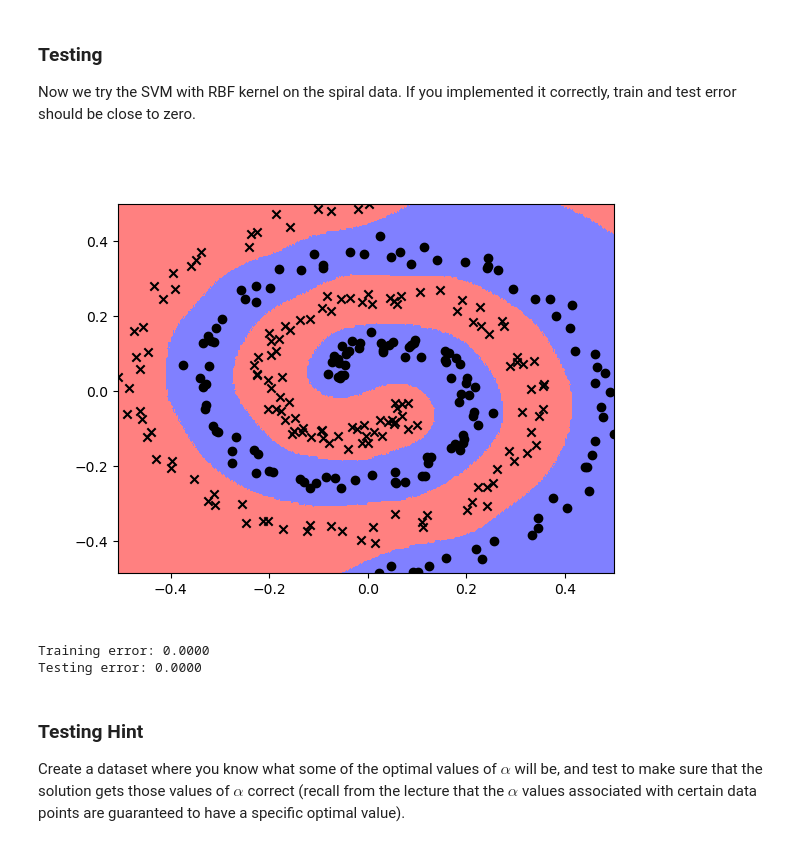
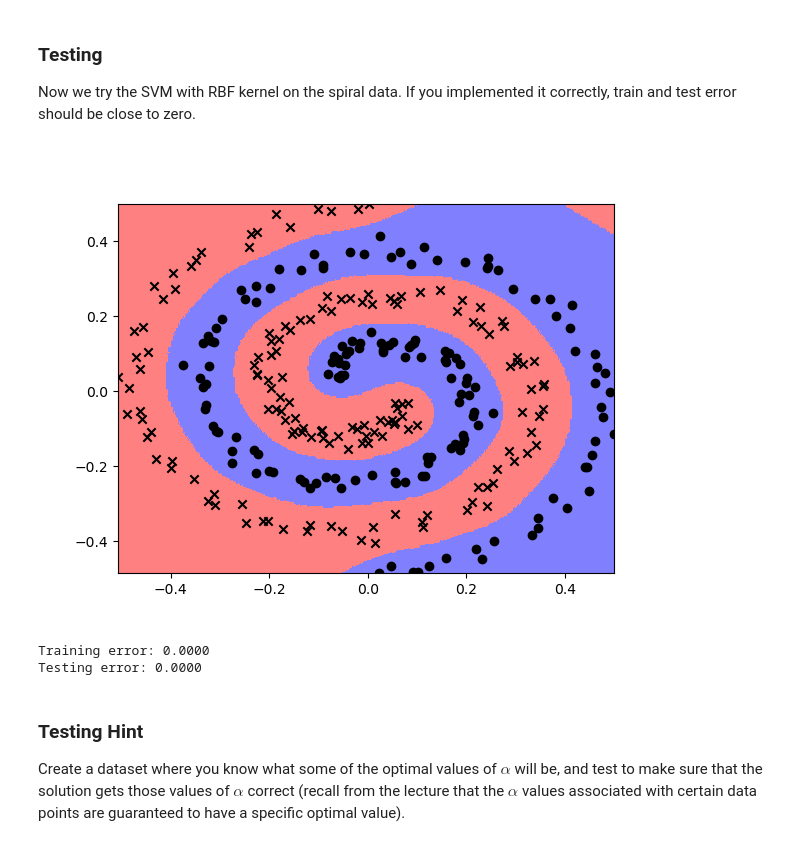
Before and after one commit to Seyed110-99/Applied-Machine-Learning, a Jupyter notebook: CW2/Coursework_2.ipynb, the cells around one changed output. Cells and saved outputs as stored; diff of their text form; code cells hidden in the pictures.

```diff
--- a/CW2/Coursework_2.ipynb
+++ b/CW2/Coursework_2.ipynb
@@ -412,12 +412,15 @@ def computeK(kernel_type, X, Z, kpar=0):
     assert X.shape[1] == Z.shape[1], "Input dimensions do not match"
 
     # YOUR CODE HERE
-    linear = torch.matmul(X, Z.T)
+    X = X.to(torch.float32)
+    Z = Z.to(torch.float32)
+    kpar = float(kpar)
+    linear = X @ Z.T
 
     if kernel_type == "linear":
         K = linear
     if kernel_type == "poly" or kernel_type == "polynomial":
-        poly = torch.pow((linear + 1),kpar)
+        poly = (linear + 1) ** kpar
         K = poly
     if kernel_type == "rbf":
         dist = l2distance(X,Z)**2
@@ -483,8 +486,8 @@ class KernelizedSVM(nn.Module):
         self.kernel_type = kernel_type
         self.kpar = kpar
         # Initialize parameters as float
-        self.beta = nn.Parameter(torch.randn(dim, 1, dtype=torch.float), requires_grad=True)
-        self.b = nn.Parameter(torch.randn(1, dtype=torch.float), requires_grad=True)
+        self.beta = nn.Parameter(torch.randn(dim, 1, dtype=torch.float32), requires_grad=True)
+        self.b = nn.Parameter(torch.randn(1, dtype=torch.float32), requires_grad=True)
 
     def forward(self, xTr, x):
         kernel = computeK(self.kernel_type, xTr, x, self.kpar)
@@ -509,7 +512,7 @@ def kernelsvm_loss(kernelizedSVM, kernel_mat, yTr, C):
     #YOUR CODE HERE
 
     # Compute first part: 0.5 * beta^T * K * beta
-
+    kernel_mat = kernel_mat.to(torch.float32)
     first_part = torch.matmul(kernelizedSVM.beta.T, torch.matmul(kernel_mat, kernelizedSVM.beta))
 
     # Compute predictions from kernel matrix.
@@ -534,22 +537,38 @@ def kernelsvm_loss(kernelizedSVM, kernel_mat, yTr, C):
     It should use your functions <code><b>kernelsvm_loss</b></code>, <code><b>computeK</b></code>, and <code><b>KernelizedSVM</b></code> to solve the SVM dual problem of an SVM specified by a training data set (<code><b>xTr,yTr</b></code>), a regularization parameter (<code>C</code>), a kernel type (<code>ktype</code>) and kernel parameter (<code>kpar</code>), to be used as kpar in Kernel construction. This will once again be a training loop similar to the primalSVM above. You should return a lambda function <code>svmclassify</code> that produces a forward pass of your trained model.
 </p>
 # %%
-def dualSVM(xTr, yTr, kernel_type, num_epochs=300, C=1, kpar=0):
+def dualSVM(xTr, yTr, kernel_type, num_epochs=50, C=1, kpar=100):
     # YOUR CODE HERE
+
+    xTr = xTr.to(torch.float32)
+    yTr = yTr.to(torch.float32)
+
     kernel = computeK(kernel_type, xTr, xTr, kpar)
 
     dim = xTr.shape[0]
 
     model = KernelizedSVM(dim, kernel_type, kpar)
 
-    optimiser = optim.Adam(model.parameters(), lr=1e-2)
+    #optimiser = optim.Adam(model.parameters(), lr=1e-2)
+    optimiser = optim.LBFGS(model.parameters(), lr=1.0, line_search_fn='strong_wolfe')
 
-    for i in range(num_epochs):
+    # for i in range(num_epochs):
+    #     optimiser.zero_grad()
+    #     pred = model.forward(xTr,xTr)
+    #     loss = kernelsvm_loss(model, kernel, yTr, C)
+    #     loss.backward()
+    #     optimiser.step()
+
+    def closure():
         optimiser.zero_grad()
         pred = model.forward(xTr,xTr)
         loss = kernelsvm_loss(model, kernel, yTr, C)
         loss.backward()
-        optimiser.step()
+        return loss
+
+    for epoch in range(num_epochs):
+        loss = optimiser.step(closure)
+        #print('epoch {} loss {}'.format(epoch+1, loss.item()))
 
     svmclassify = lambda x: model(xTr, x).flatten()
 
@@ -560,33 +579,34 @@ def dualSVM(xTr, yTr, kernel_type, num_epochs=300, C=1, kpar=0):
 # %%
 # plt.figure()
 
 xTr,yTr,xTe,yTe=spiraldata()
 
 # poly kernel parameters that don't blow up vvv
 # ktype="poly"
 # svmclassify=dualSVM(xTr, yTr, kernel_type=ktype, num_epochs=50, C=5.0, kpar=20)
 # visclassifier.visclassifier(svmclassify,xTr,yTr)
 
 # linear kernel parameters that also don't blow up vvv
 # ktype="linear"
 # svmclassify=dualSVM(xTr, yTr, kernel_type=ktype, num_epochs=10, C=0.1)
 # visclassifier.visclassifier(svmclassify,xTr,yTr)
 
 # # rbf kernel with parameters that achieve perfect accuracy vvv
 ktype="rbf"
-svmclassify=dualSVM(xTr, yTr, kernel_type=ktype, num_epochs=1000, C=1, kpar=100)
+# svmclassify=dualSVM(xTr, yTr, kernel_type=ktype, num_epochs=1000, C=1, kpar=100)
+svmclassify=dualSVM(xTr, yTr, kernel_type=ktype, num_epochs=20, C=1, kpar=100)
 visclassifier.visclassifier(svmclassify,xTr,yTr)
 
 # compute training and testing error
 predsTr=svmclassify(xTr)
 trainingerr=torch.mean((torch.sign(predsTr)!=yTr).float())
 print("Training error: %2.4f" % trainingerr)
 
 predsTe=svmclassify(xTe)
 testingerr=torch.mean((torch.sign(predsTe)!=yTe).float())
 print("Testing error: %2.4f" % testingerr)
 # %% [output]
-[figure, old version]
+[figure, new version]
 Training error: 0.0000
 Testing error: 0.0000
 # %% [markdown]
```
Also changed, not shown: parts of 11 cells of this notebook.
